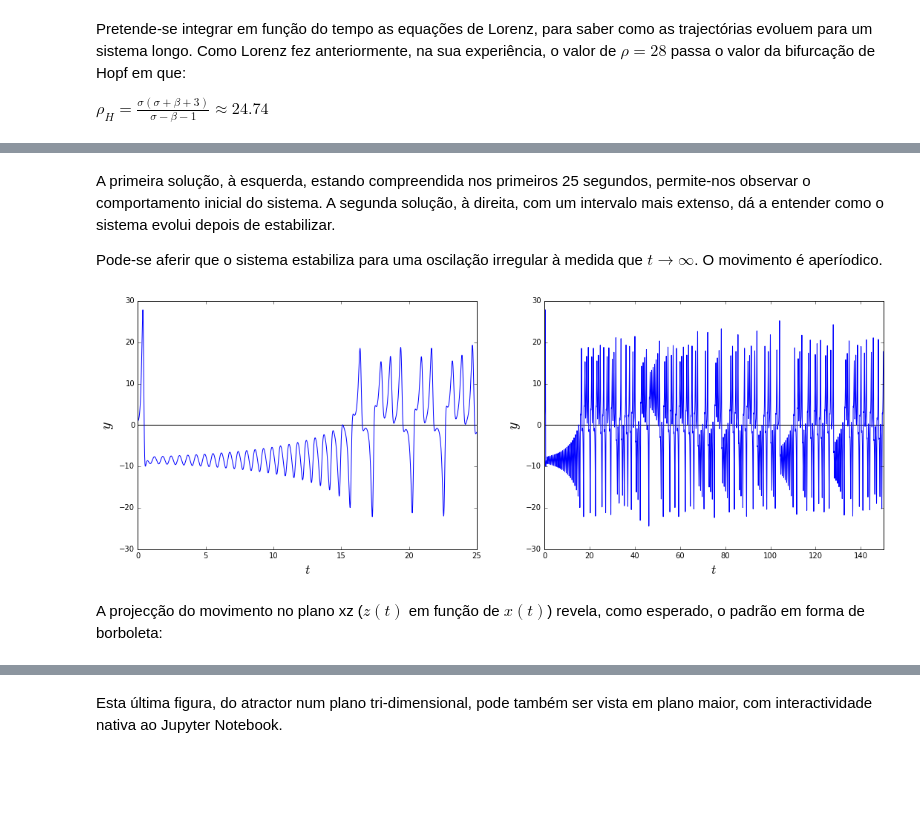
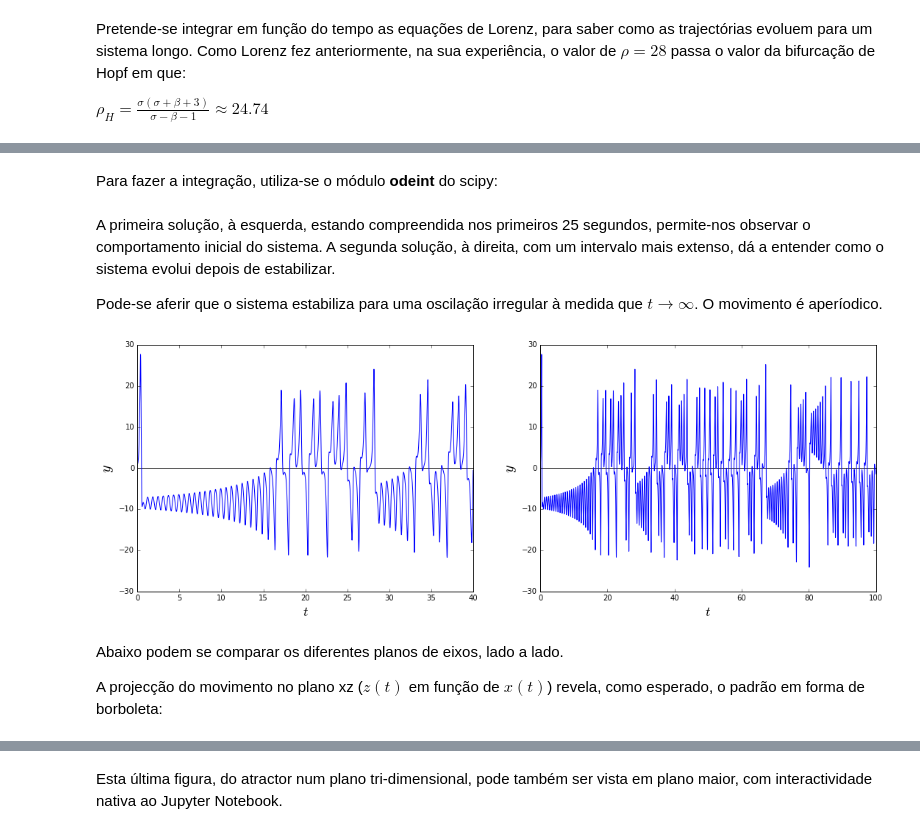
Before and after one commit to risantos/schoolwork, a Jupyter notebook: sdc 2.ipynb, the cells around one changed output, grey strips where cells are left out. Saved outputs shown, nothing was run; the diff lists cells and outputs as text; code cells hidden in the pictures; blank space fills up the shorter version.

```diff
--- a/sdc 2.ipynb
+++ b/sdc 2.ipynb
@@ -32,11 +33,12 @@ $\frac{dz}{dt}=xy-\beta z$
 
 Em que $\sigma = 10$, $\rho =28 $ e $\beta=\frac{8}{3}$
 # %%
-def lorenz(x, y, z, sigma=10, rho=28, beta=8/3):
-    x_dot = sigma * (y - x)
-    y_dot = rho * x - y - x * z
-    z_dot = x * y - beta * z
-    return x_dot, y_dot, z_dot
+def lorenz(vs, t0, sigma=10, rho=28, beta=8/3):
+    x, y, z = vs
+    x_dot = sigma * (y-x)
+    y_dot = (rho-z) * x - y
+    z_dot = x*y - beta*z
+    return [x_dot, y_dot, z_dot]
 # %% [markdown]
 Escolhe-se um número total de iterações numéricas **"stepCnt"**  e um intervalo de tempo entre cada iteração **"dt"** , que dá ao sistema uma precisão a utilizar.
 
@@ -77,3 +53,13 @@ t[stepCnt] = stepCnt * dt  # ciclo até stepCnt, gerado com stepCnt+1. é necess
+# %%
+dt = 0.0001
+time = 300
+stepCnt = time/dt
+t = np.linspace(0., time, num = stepCnt)
+v0 = [0., 1., 0.]  # condição inicial x, y, z = 0, 1, 0
+# %% [markdown]
+Para fazer a integração, utiliza-se o módulo **odeint** do scipy:
+# %%
+vt = odeint(lorenz, v0, t, ) # função, condição inicial, intervalo de integração
 # %% [markdown]
 A primeira solução, à esquerda, estando compreendida nos primeiros 25 segundos, permite-nos observar o comportamento inicial do sistema.
 A segunda solução, à direita, com um intervalo mais extenso, dá a entender como o sistema evolui depois de estabilizar.
@@ -83,21 +69,23 @@ O movimento é aperíodico.
 # %%
 fig1 = plt.figure(figsize = (18,6))
 
-ax1 = plt.subplot(121, xlim=(0,25))
+ax1 = plt.subplot(121, xlim=(0,40))
 ax1.set_xlabel('$t$', fontsize=18)
 ax1.set_ylabel('$y$', fontsize=20)
 ax1.axhline(y = 0, color = 'k')
-plt.plot(t, ys)
+plt.plot(t, vt[:,1])
 
-ax2 = plt.subplot(122, xlim=(0,150))
+ax2 = plt.subplot(122, xlim=(0,100))
 ax2.set_xlabel('$t$', fontsize=18)
 ax2.set_ylabel('$y$', fontsize=20)
 ax2.axhline(y = 0, color = 'k')
 ax2.axhline(y=0, color='k')
 
-plt.plot(t, ys)
+plt.plot(t, vt[:,1])
 plt.show()
 # %% [output]
-[figure, old version]
+[figure, new version]
 # %% [markdown]
+Abaixo podem se comparar os diferentes planos de eixos, lado a lado.
+
 A projecção do movimento no plano xz ($z(t)$ em função de $x(t)$) revela, como esperado, o padrão em forma de borboleta:
```
Also changed, not shown: parts of 39 cells of this notebook.
